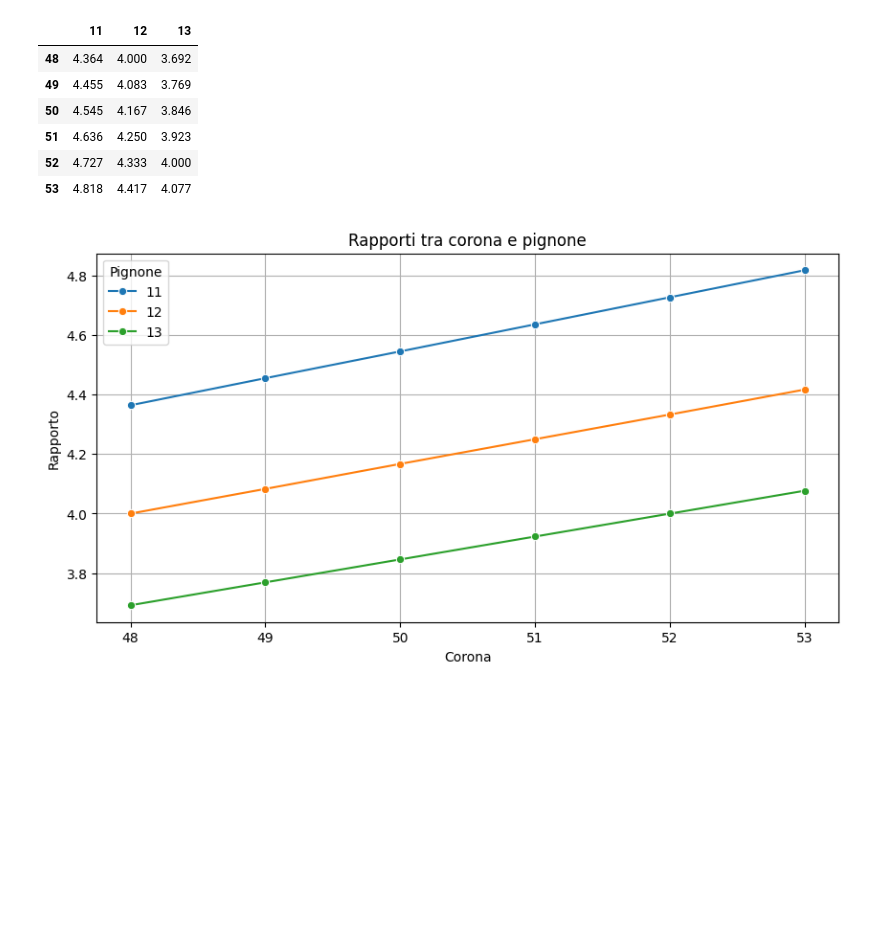
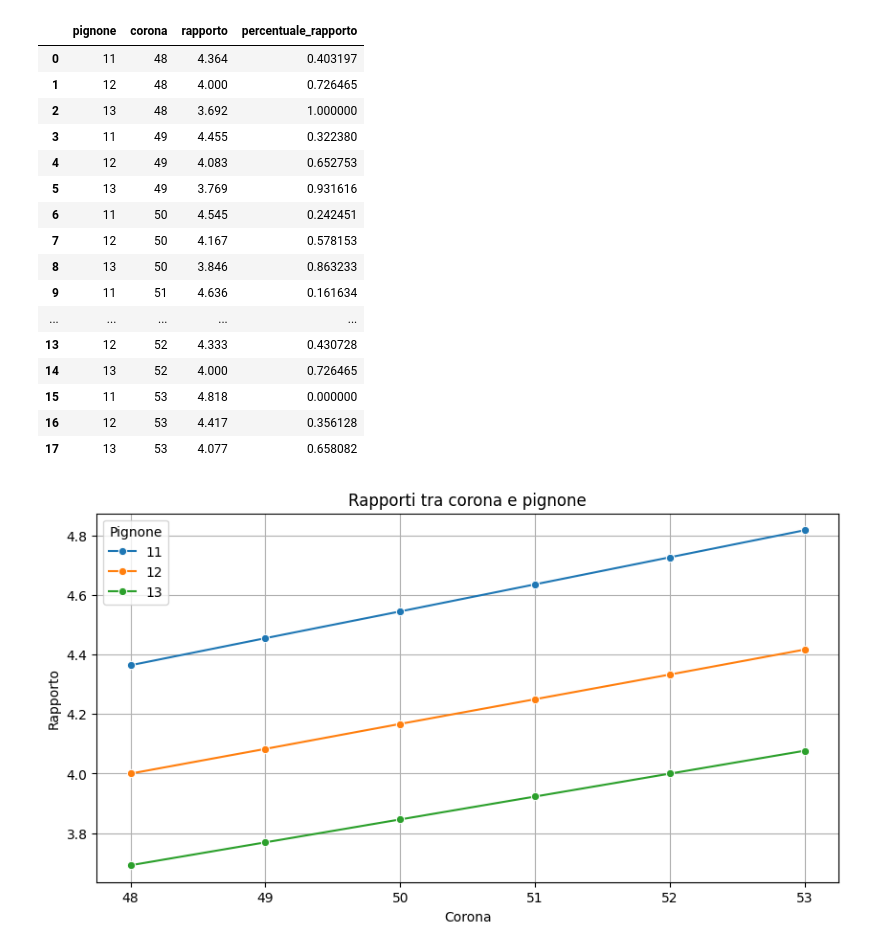
Before and after one commit to thomasmassarutto/rapporti_trasmissione_finale, a Jupyter notebook: rapportotrasmissione.ipynb, the cells around one changed output. Drawn from its saved outputs; the diff is of its cells as text; code cells hidden in the pictures; blank space fills up the shorter version.

Commit message:
percentuale rapporto

```diff
--- a/rapportotrasmissione.ipynb
+++ b/rapportotrasmissione.ipynb
@@ -5,7 +5,6 @@ import matplotlib.pyplot as plt
 import seaborn as sns
 # %%
 ## creazione tabella rapporti
-
 pignone_data= pd.read_csv("misure_pignone.csv")
 corona_data= pd.read_csv("misure_corona.csv")
 
@@ -21,16 +20,6 @@ tabella= pd.DataFrame(rapporti, columns= pignone, index=corona)
 tabella= tabella.round(decimals=3)
 
 tabella.to_csv("tabella_rapporti.csv")
-
-tabella
-# %% [output]
-|  | 11 | 12 | 13 |
-| 48 | 4.364 | 4.000 | 3.692 |
-| 49 | 4.455 | 4.083 | 3.769 |
-| 50 | 4.545 | 4.167 | 3.846 |
-| 51 | 4.636 | 4.250 | 3.923 |
-| 52 | 4.727 | 4.333 | 4.000 |
-| 53 | 4.818 | 4.417 | 4.077 |
 # %%
 ## reshape tabella
 
@@ -43,6 +32,36 @@ df_rapporti = pd.melt(df_trasposto,
                     id_vars=['pignone'],
                     var_name='corona',
                     value_name='rapporto')
+# %%
+## percentuale del rapporto su gamma disponibile
+
+max= np.max(df_rapporti['rapporto'])
+min= np.min(df_rapporti['rapporto'])
+
+
+percentuale_rapporto= (max - df_rapporti['rapporto']) / (max - min)
+
+df_rapporti['percentuale_rapporto']= percentuale_rapporto
+
+df_rapporti
+# %% [output]
+|  | pignone | corona | rapporto | percentuale_rapporto |
+| 0 | 11 | 48 | 4.364 | 0.403197 |
+| 1 | 12 | 48 | 4.000 | 0.726465 |
+| 2 | 13 | 48 | 3.692 | 1.000000 |
+| 3 | 11 | 49 | 4.455 | 0.322380 |
+| 4 | 12 | 49 | 4.083 | 0.652753 |
+| 5 | 13 | 49 | 3.769 | 0.931616 |
+| 6 | 11 | 50 | 4.545 | 0.242451 |
+| 7 | 12 | 50 | 4.167 | 0.578153 |
+| 8 | 13 | 50 | 3.846 | 0.863233 |
+| 9 | 11 | 51 | 4.636 | 0.161634 |
+| ... | ... | ... | ... | ... |
+| 13 | 12 | 52 | 4.333 | 0.430728 |
+| 14 | 13 | 52 | 4.000 | 0.726465 |
+| 15 | 11 | 53 | 4.818 | 0.000000 |
+| 16 | 12 | 53 | 4.417 | 0.356128 |
+| 17 | 13 | 53 | 4.077 | 0.658082 |
 # %%
 ## plot rapporti
 
```
